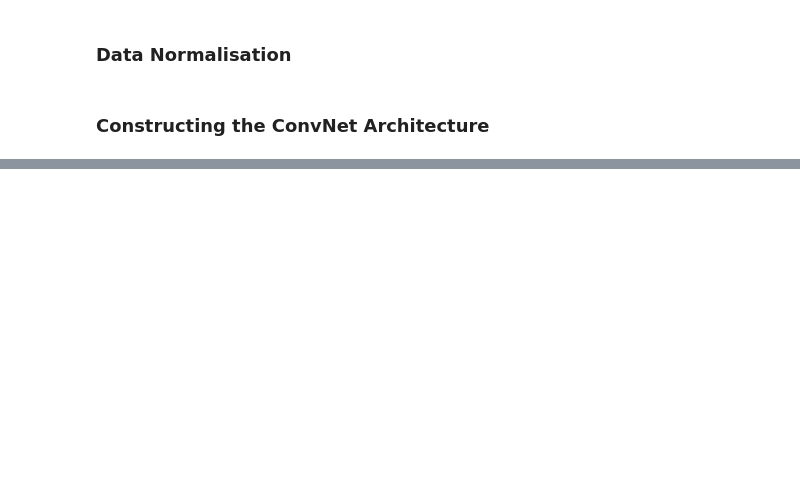
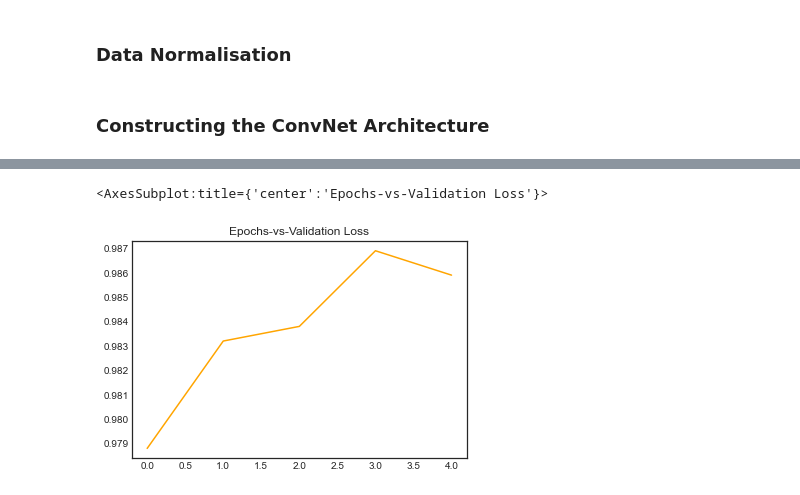
Before and after one commit to r0han99/Deep-Learning-Anatomy, a Jupyter notebook: Projects/MNIST/Keras/MNIST-keras.ipynb, the cells around one changed output, grey strips where cells are left out. Saved outputs shown, nothing was run; the diff lists cells and outputs as text; code cells hidden in the pictures; blank space fills up the shorter version.

```diff
--- a/Projects/MNIST/Keras/MNIST-keras.ipynb
+++ b/Projects/MNIST/Keras/MNIST-keras.ipynb
@@ -129,0 +166,5 @@ y_train_encode.shape
+# %%
+history['val_accuracy'].plot(title='Epochs-vs-Validation Loss',color='orange')
+# %% [output]
+<AxesSubplot:title={'center':'Epochs-vs-Validation Loss'}>
+[figure, added]
```
Also changed, not shown: parts of 35 cells of this notebook, 13 other files.
